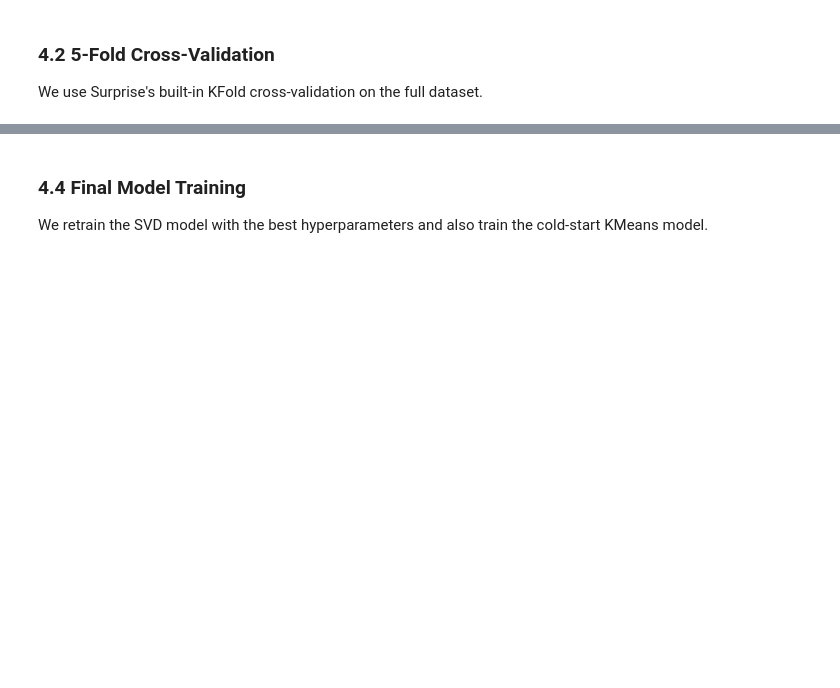
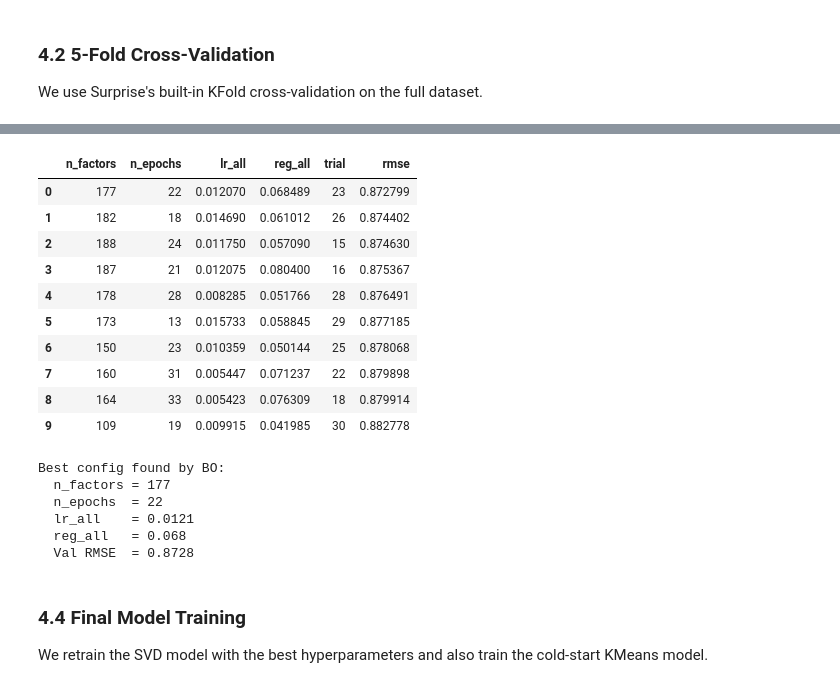
Before and after one commit to Patreax/ISA_movielens_recsys, a Jupyter notebook: notebooks/01_movielens_recsys.ipynb, the cells around one changed output, grey strips where cells are left out. Cells and saved outputs as stored; diff of their text form; code cells hidden in the pictures; blank space fills up the shorter version.

Commit message:
Add NDCG/Coverage metrics, Bayesian SVD optimisation with K-fold CV, and reproducible SVD seeding

```diff
--- a/notebooks/01_movielens_recsys.ipynb
+++ b/notebooks/01_movielens_recsys.ipynb
@@ -469,0 +434,21 @@ Best RMSE=0.8702, MAE=0.6830
+# %%
+# Convert train_df to a Surprise Dataset for BO (3-fold CV inside each trial)
+bo_data = ratings_to_surprise(train_df)
+
+bo_results_df, bo_best = bayesian_optimize_svd(
+    data=bo_data,
+    n_trials=30,
+    cv=3,
+    metric="rmse",
+    random_state=42,
+)
+
+display(bo_results_df.head(10))
+
+print(f"Best config found by BO:")
+print(f"  n_factors = {bo_best['n_factors']}")
+print(f"  n_epochs  = {bo_best['n_epochs']}")
+print(f"  lr_all    = {bo_best['lr_all']:.4f}")
+print(f"  reg_all   = {bo_best['reg_all']:.3f}")
+print(f"  Val RMSE  = {bo_results_df['rmse'].min():.4f}")
+# %% [output]
@@ -470,3 +472,20 @@ Best RMSE=0.8702, MAE=0.6830
+|  | n_factors | n_epochs | lr_all | reg_all | trial | rmse |
+| 0 | 177 | 22 | 0.012070 | 0.068489 | 23 | 0.872799 |
+| 1 | 182 | 18 | 0.014690 | 0.061012 | 26 | 0.874402 |
+| 2 | 188 | 24 | 0.011750 | 0.057090 | 15 | 0.874630 |
+| 3 | 187 | 21 | 0.012075 | 0.080400 | 16 | 0.875367 |
+| 4 | 178 | 28 | 0.008285 | 0.051766 | 28 | 0.876491 |
+| 5 | 173 | 13 | 0.015733 | 0.058845 | 29 | 0.877185 |
+| 6 | 150 | 23 | 0.010359 | 0.050144 | 25 | 0.878068 |
+| 7 | 160 | 31 | 0.005447 | 0.071237 | 22 | 0.879898 |
+| 8 | 164 | 33 | 0.005423 | 0.076309 | 18 | 0.879914 |
+| 9 | 109 | 19 | 0.009915 | 0.041985 | 30 | 0.882778 |
+Best config found by BO:
+  n_factors = 177
+  n_epochs  = 22
+  lr_all    = 0.0121
+  reg_all   = 0.068
+  Val RMSE  = 0.8728
 # %% [markdown]
 ### 4.4 Final Model Training
 
```
Also changed, not shown: parts of 30 cells of this notebook, 3 other files.
